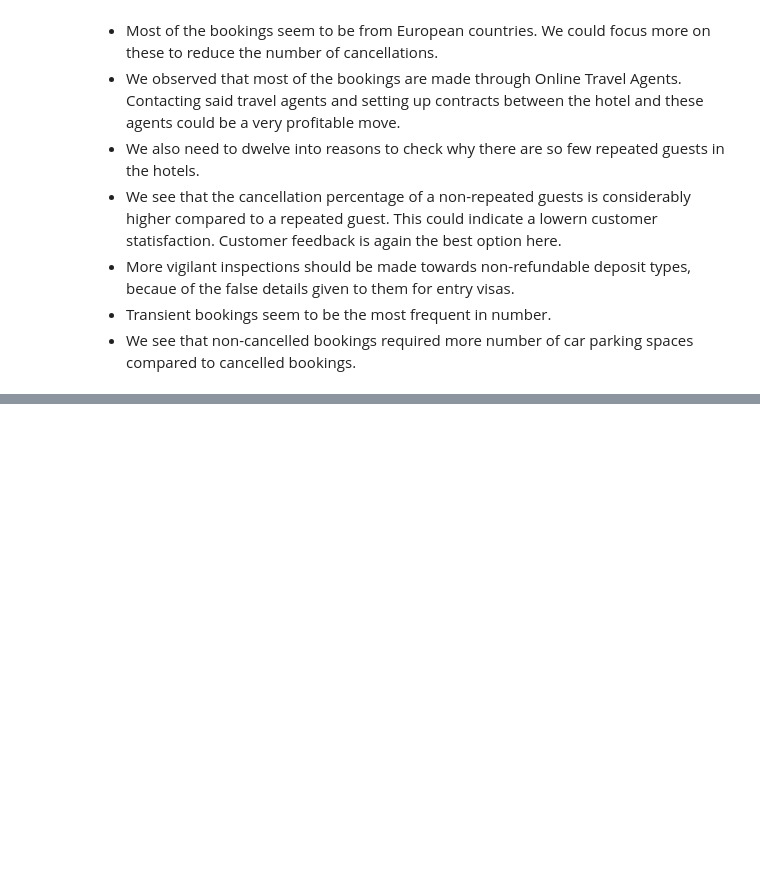
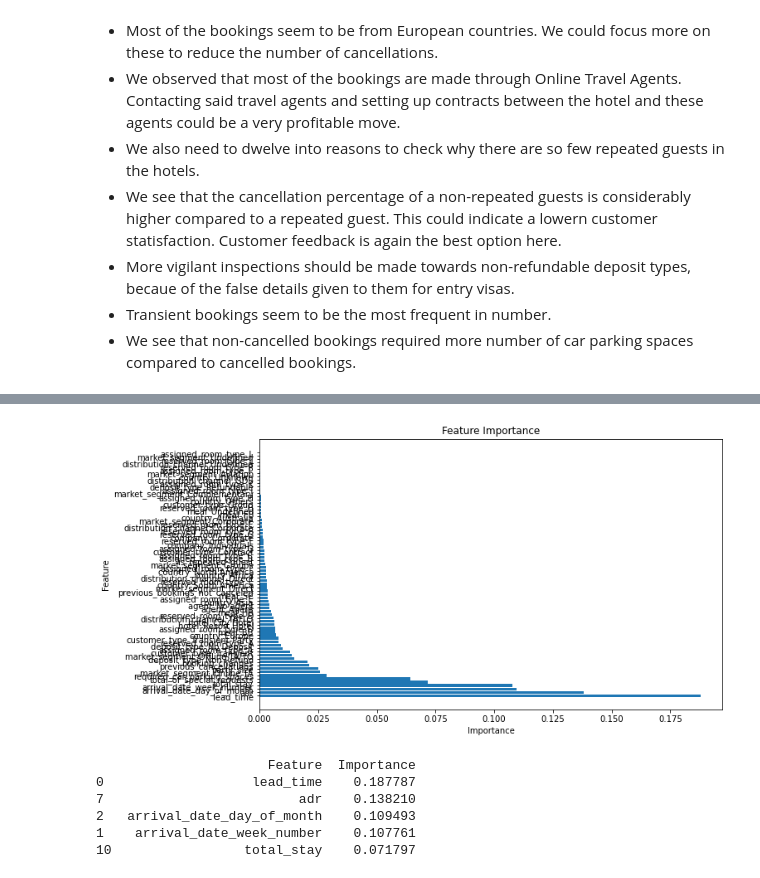
Before and after one commit to Tanmayss1/Hotel_Booking_Trends, a Jupyter notebook: Hotel_Analysis_Feature_Importance.ipynb, the cells around one changed output, grey strips where cells are left out. Drawn from its saved outputs; the diff is of its cells as text; code cells hidden in the pictures; blank space fills up the shorter version.

```diff
--- a/Hotel_Analysis_Feature_Importance.ipynb
+++ b/Hotel_Analysis_Feature_Importance.ipynb
@@ -2062,0 +1183,10 @@ weighted avg       0.81      0.74      0.75     25999
+# %%
+num_col= numerical_columns.append(numerical_columns1)
+# %%
+from sklearn.preprocessing import PowerTransformer
+
+# Initialize the PowerTransformer
+pt = PowerTransformer(method='yeo-johnson', standardize=True)  # 'box-cox' is another available method
+
+# Fit and transform the numerical columns
+df[num_col] = pt.fit_transform(df[num_col])
@@ -2062,0 +1216,6 @@ weighted avg       0.81      0.74      0.75     25999
+# %%
+# Get columns with data type 'uint8'
+uint8_columns = df.select_dtypes(include=['uint8']).columns
+
+# Change data type of selected columns to 'float64'
+df[uint8_columns] = df[uint8_columns].astype('float64')
@@ -2062,0 +1258,46 @@ weighted avg       0.81      0.74      0.75     25999
+# %%
+# Change data type of selected columns to 'float64'
+df['is_canceled'] = df['is_canceled'].astype('int')
+# %%
+from sklearn.ensemble import RandomForestClassifier
+
+# Separate features and target variable
+X = df.drop(columns=['is_canceled'])
+y = df['is_canceled']
+
+# Initialize a Random Forest Classifier
+rf_classifier = RandomForestClassifier()
+
+# Fit the model
+rf_classifier.fit(X, y)
+
+# Get feature importances
+feature_importances = rf_classifier.feature_importances_
+
+# Create a DataFrame with feature names and their importances
+importance_df = pd.DataFrame({'Feature': X.columns, 'Importance': feature_importances})
+
+# Sort the DataFrame by importance
+importance_df = importance_df.sort_values(by='Importance', ascending=False)
+
+# Plot feature importances
+plt.figure(figsize=(10, 6))
+plt.barh(importance_df['Feature'], importance_df['Importance'])
+plt.xlabel('Importance')
+plt.ylabel('Feature')
+plt.title('Feature Importance')
+plt.show()
+# %% [output]
+[figure, added]
+# %%
+# Get the top 5 most important features
+top_5_features = importance_df.head(5)
+
+print(top_5_features)
+# %% [output]
+                      Feature  Importance
+0                   lead_time    0.187787
+7                         adr    0.138210
+2   arrival_date_day_of_month    0.109493
+1    arrival_date_week_number    0.107761
+10                 total_stay    0.071797
```
Also changed, not shown: parts of 227 cells of this notebook.
